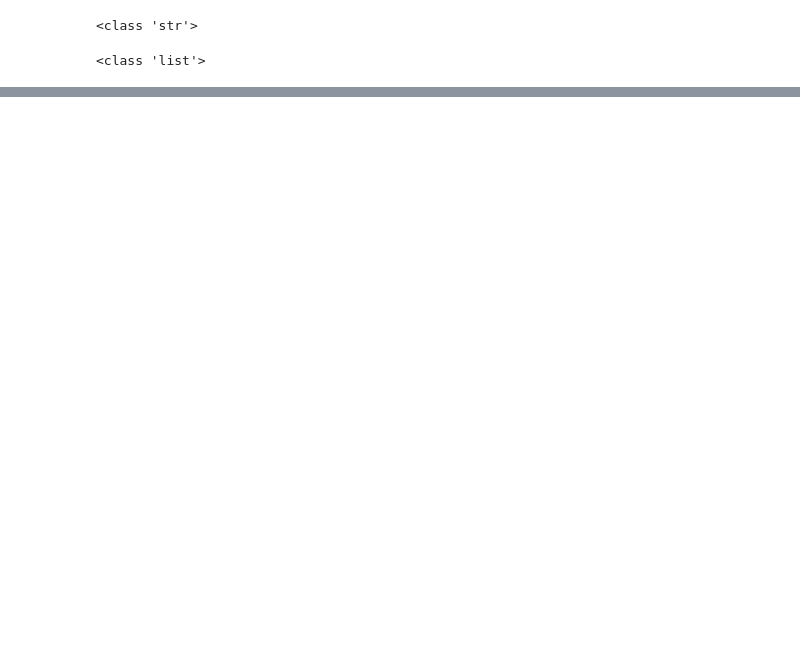
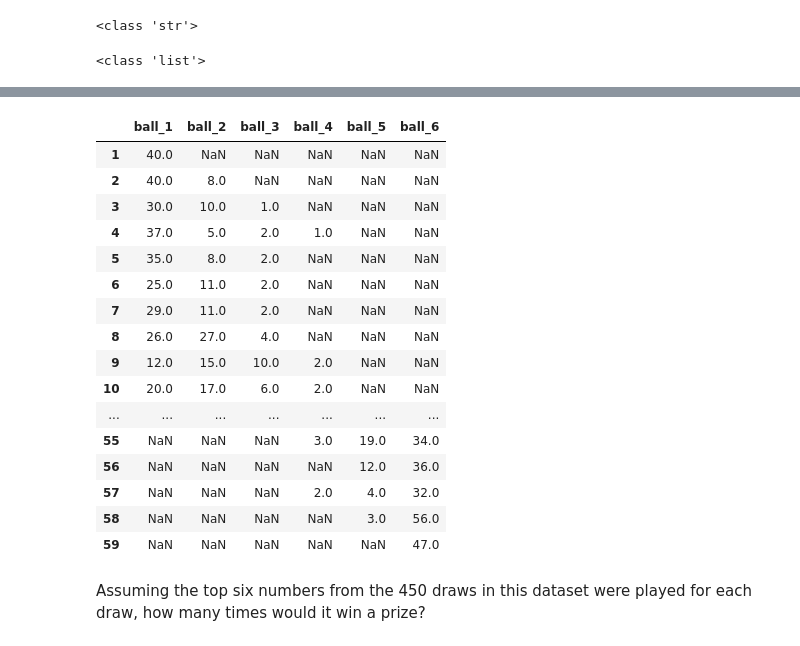
Before and after one commit to MatthewCarterIO/uk-lotto-DA, a Jupyter notebook: uk_lotto_DA.ipynb, the cells around one changed output, grey strips where cells are left out. Drawn from its saved outputs; the diff is of its cells as text; code cells hidden in the pictures; blank space fills up the shorter version.

Commit message:
Finish importing data and begin analysis

```diff
--- a/uk_lotto_DA.ipynb
+++ b/uk_lotto_DA.ipynb
@@ -82,0 +85,8 @@ print(type(results_df.loc["2015-10-10", "main_balls"]))
+# %%
+# Create a new DataFrame containing just the main balls.
+main_balls_df = pd.DataFrame(results_df["main_balls"].tolist(), index=results_df.index)
+# Rename the columns.
+main_balls_df.columns = [("ball_" + str(x)) for x in range(1, 7)]
+# Combine this new DataFrame with the results DataFrame.
+results_df = pd.concat([results_df, main_balls_df], axis=1)
+results_df.head()
@@ -82,0 +103,8 @@ print(type(results_df.loc["2015-10-10", "main_balls"]))
+# %%
+# Save the bonus ball column as a Series.
+bonus_ball_series = results_df["bonus_ball"]
+# Remove the bonus ball column from the DataFrame
+results_df = results_df.drop(["bonus_ball"], axis=1)
+# Add the bonus ball column once again at the end of the DataFrame.
+results_df = pd.concat([results_df, bonus_ball_series], axis=1)
+results_df.head()
@@ -82,0 +162,22 @@ print(type(results_df.loc["2015-10-10", "main_balls"]))
+# %%
+results_df[["ball_1", "ball_2", "ball_3", "ball_4", "ball_5", "ball_6"]].apply(pd.Series.value_counts)
+# %% [output]
+|  | ball_1 | ball_2 | ball_3 | ball_4 | ball_5 | ball_6 |
+| 1 | 40.0 | NaN | NaN | NaN | NaN | NaN |
+| 2 | 40.0 | 8.0 | NaN | NaN | NaN | NaN |
+| 3 | 30.0 | 10.0 | 1.0 | NaN | NaN | NaN |
+| 4 | 37.0 | 5.0 | 2.0 | 1.0 | NaN | NaN |
+| 5 | 35.0 | 8.0 | 2.0 | NaN | NaN | NaN |
+| 6 | 25.0 | 11.0 | 2.0 | NaN | NaN | NaN |
+| 7 | 29.0 | 11.0 | 2.0 | NaN | NaN | NaN |
+| 8 | 26.0 | 27.0 | 4.0 | NaN | NaN | NaN |
+| 9 | 12.0 | 15.0 | 10.0 | 2.0 | NaN | NaN |
+| 10 | 20.0 | 17.0 | 6.0 | 2.0 | NaN | NaN |
+| ... | ... | ... | ... | ... | ... | ... |
+| 55 | NaN | NaN | NaN | 3.0 | 19.0 | 34.0 |
+| 56 | NaN | NaN | NaN | NaN | 12.0 | 36.0 |
+| 57 | NaN | NaN | NaN | 2.0 | 4.0 | 32.0 |
+| 58 | NaN | NaN | NaN | NaN | 3.0 | 56.0 |
+| 59 | NaN | NaN | NaN | NaN | NaN | 47.0 |
+# %% [markdown]
+Assuming the top six numbers from the 450 draws in this dataset were played for each draw, how many times would it win a prize?
```
Also changed, not shown: parts of 13 cells of this notebook.
